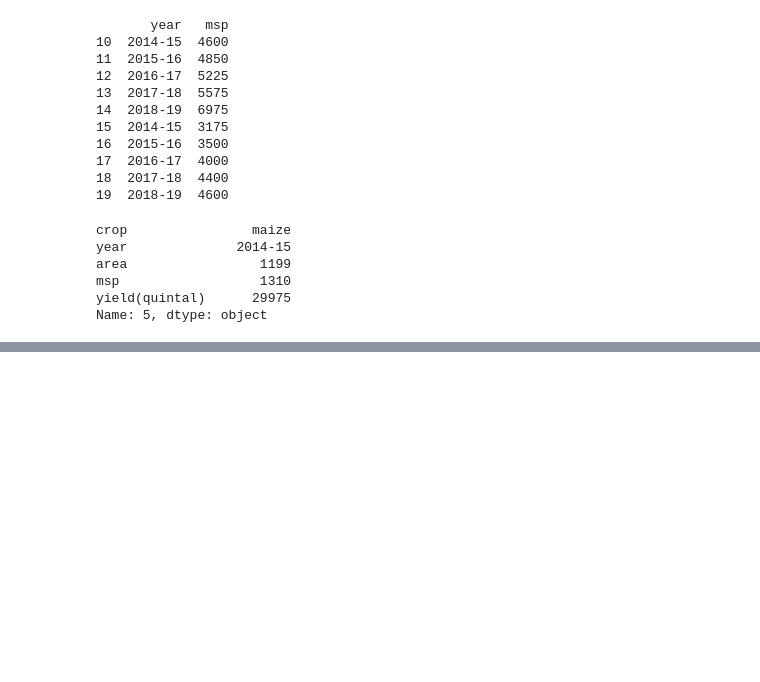
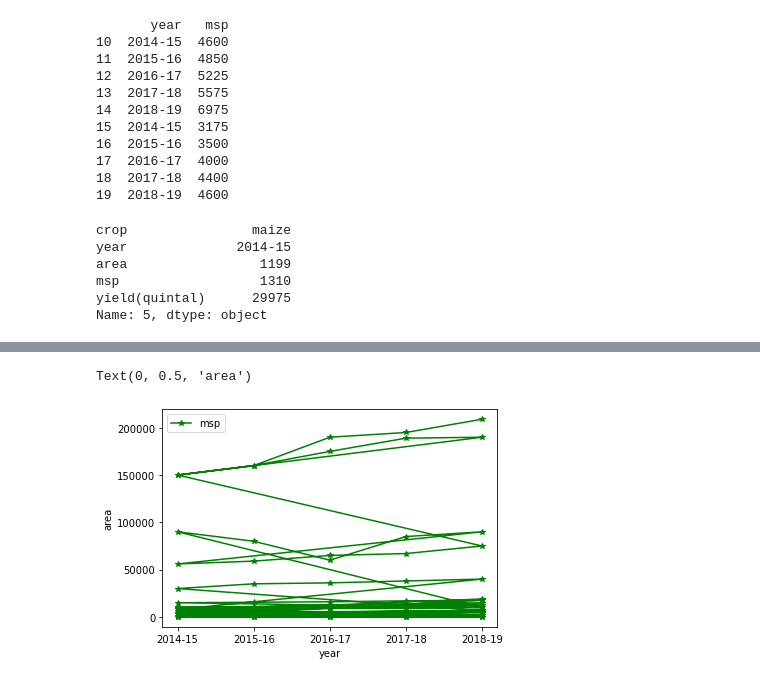
Before and after one commit to KNaveen1911/pandas, a Jupyter notebook: crop.ipynb, the cells around one changed output, grey strips where cells are left out. Drawn from its saved outputs; the diff is of its cells as text; code cells hidden in the pictures; blank space fills up the shorter version.

```diff
--- a/crop.ipynb
+++ b/crop.ipynb
@@ -324,0 +334,8 @@ Name: 5, dtype: object
+# %%
+plt.plot(df1.year,df1.msp,'g*-',label="msp")
+plt.legend()
+plt.xlabel("year")
+plt.ylabel("area")
+# %% [output]
+Text(0, 0.5, 'area')
+[figure, added]
```
Also changed, not shown: parts of 3 cells of this notebook.
